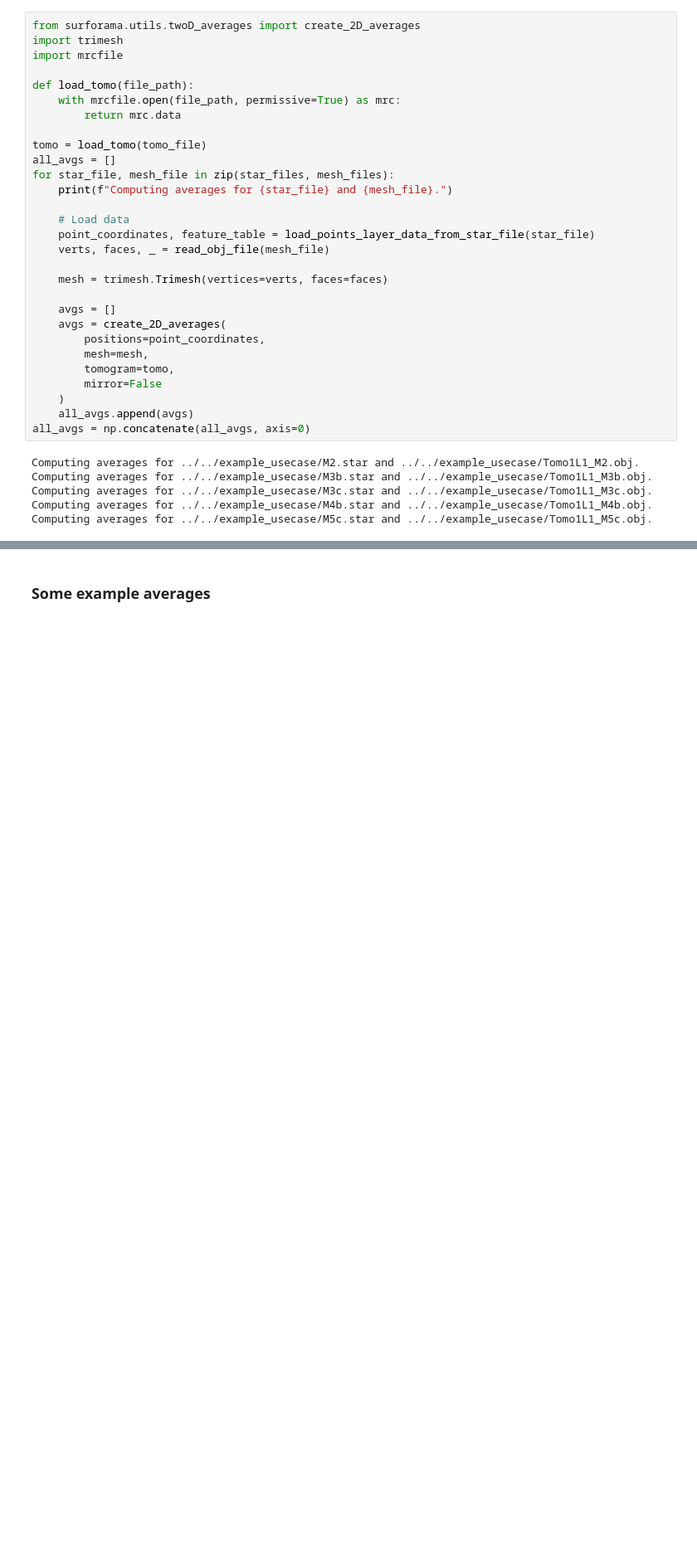
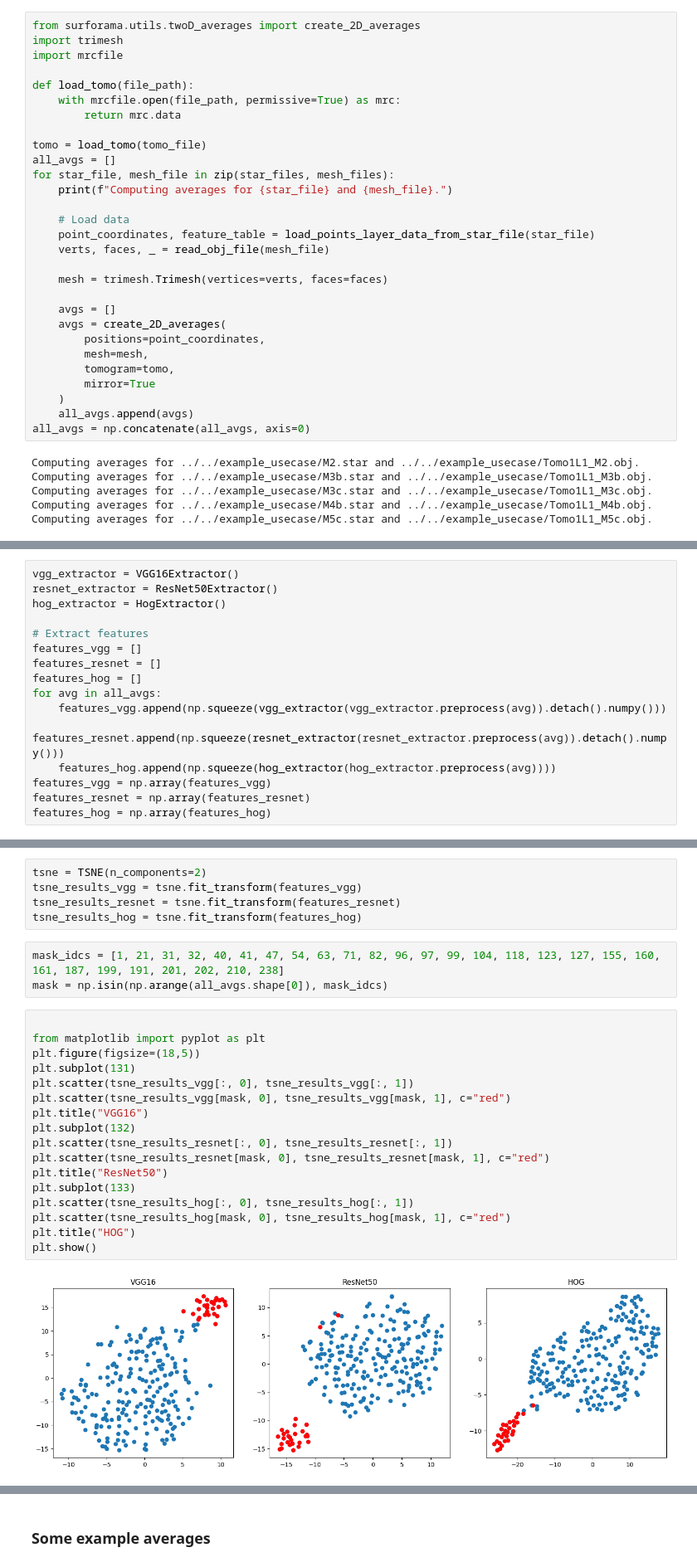
Before and after one commit to cellcanvas/surforama, a Jupyter notebook: examples/example_usecase_2D_averages.ipynb, the cells around one changed output, grey strips where cells are left out. Shown at 83% size. Saved outputs shown, nothing was run; the diff lists cells and outputs as text; blank space fills up the shorter version.

Commit message:
feature extraction and tsne

```diff
--- a/examples/example_usecase_2D_averages.ipynb
+++ b/examples/example_usecase_2D_averages.ipynb
@@ -60,7 +60,7 @@ for star_file, mesh_file in zip(star_files, mesh_files):
         positions=point_coordinates,
         mesh=mesh,
         tomogram=tomo,
-        mirror=False
+        mirror=True
     )
     all_avgs.append(avgs)
 all_avgs = np.concatenate(all_avgs, axis=0)
@@ -72,0 +225,16 @@ Computing averages for ../../example_usecase/M5c.star and ../../example_usecase/
+# %%
+vgg_extractor = VGG16Extractor()
+resnet_extractor = ResNet50Extractor()
+hog_extractor = HogExtractor()
+
+# Extract features
+features_vgg = []
+features_resnet = []
+features_hog = []
+for avg in all_avgs:
+    features_vgg.append(np.squeeze(vgg_extractor(vgg_extractor.preprocess(avg)).detach().numpy()))
+    features_resnet.append(np.squeeze(resnet_extractor(resnet_extractor.preprocess(avg)).detach().numpy()))
+    features_hog.append(np.squeeze(hog_extractor(hog_extractor.preprocess(avg))))
+features_vgg = np.array(features_vgg)
+features_resnet = np.array(features_resnet)
+features_hog = np.array(features_hog)
@@ -72,0 +251,27 @@ Computing averages for ../../example_usecase/M5c.star and ../../example_usecase/
+# %%
+tsne = TSNE(n_components=2)
+tsne_results_vgg = tsne.fit_transform(features_vgg)
+tsne_results_resnet = tsne.fit_transform(features_resnet)
+tsne_results_hog = tsne.fit_transform(features_hog)
+# %%
+mask_idcs = [1, 21, 31, 32, 40, 41, 47, 54, 63, 71, 82, 96, 97, 99, 104, 118, 123, 127, 155, 160, 161, 187, 199, 191, 201, 202, 210, 238]
+mask = np.isin(np.arange(all_avgs.shape[0]), mask_idcs)
+# %%
+
+from matplotlib import pyplot as plt
+plt.figure(figsize=(18,5))
+plt.subplot(131)
+plt.scatter(tsne_results_vgg[:, 0], tsne_results_vgg[:, 1])
+plt.scatter(tsne_results_vgg[mask, 0], tsne_results_vgg[mask, 1], c="red")
+plt.title("VGG16")
+plt.subplot(132)
+plt.scatter(tsne_results_resnet[:, 0], tsne_results_resnet[:, 1])
+plt.scatter(tsne_results_resnet[mask, 0], tsne_results_resnet[mask, 1], c="red")
+plt.title("ResNet50")
+plt.subplot(133)
+plt.scatter(tsne_results_hog[:, 0], tsne_results_hog[:, 1])
+plt.scatter(tsne_results_hog[mask, 0], tsne_results_hog[mask, 1], c="red")
+plt.title("HOG")
+plt.show()
+# %% [output]
+[figure, added]
```
Also changed, not shown: parts of 11 cells of this notebook.
